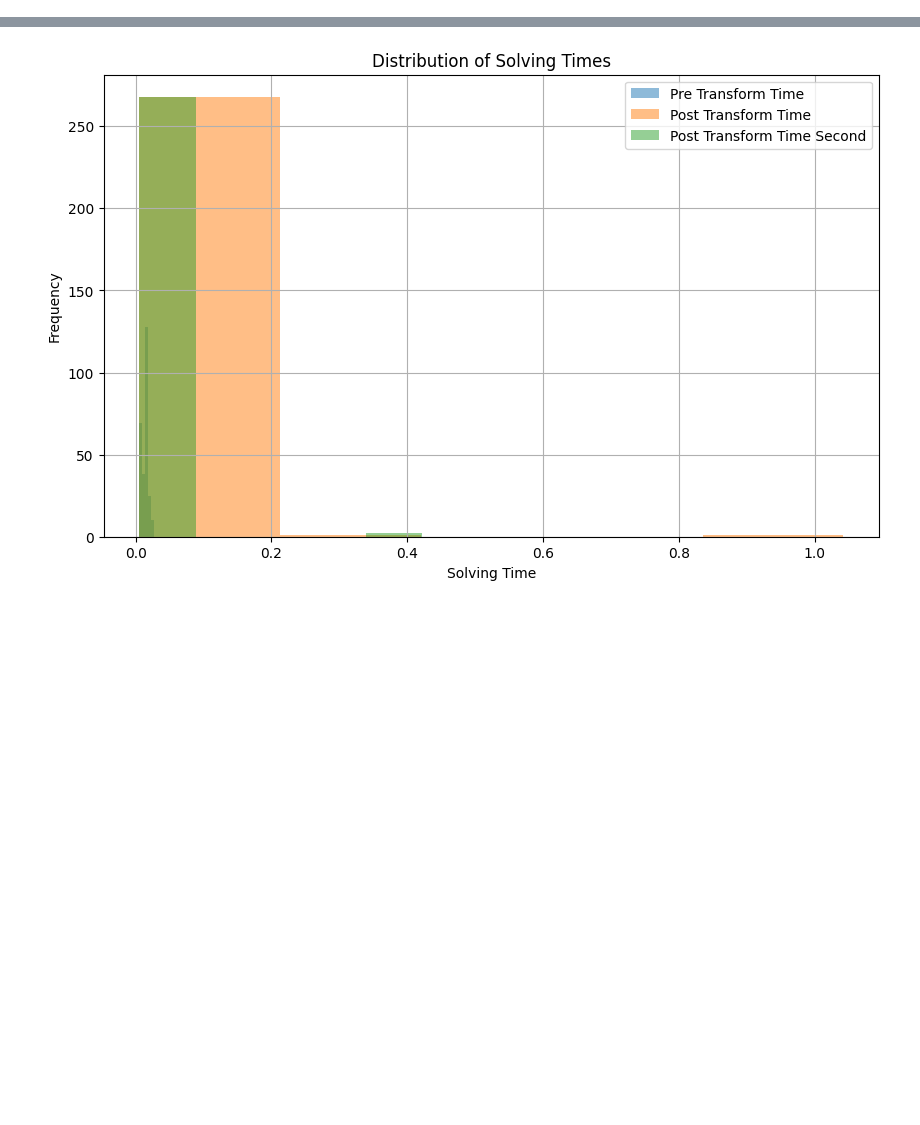
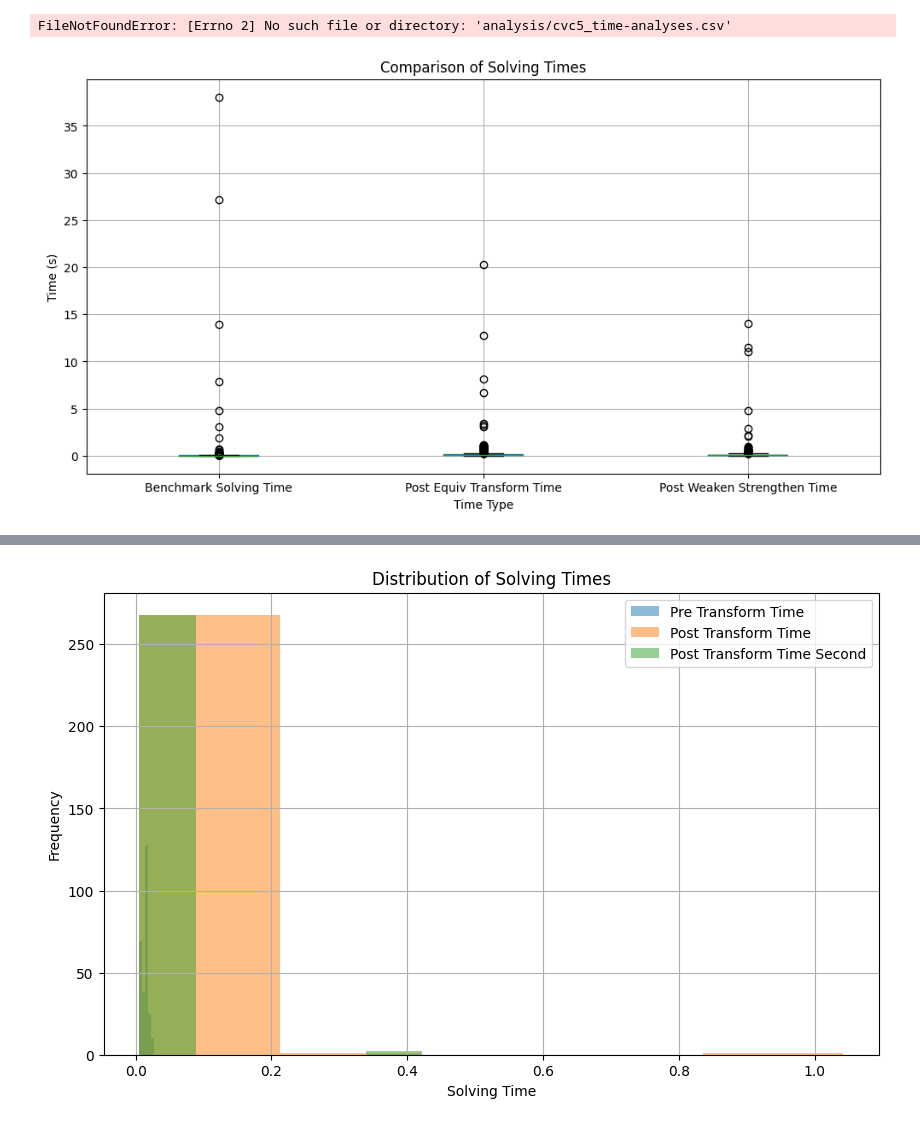
Before and after one commit to toooadi/AST_SMT_project, a Jupyter notebook: data_exploration.ipynb, the cells around one changed output, grey strips where cells are left out. Cells and saved outputs as stored; diff of their text form; code cells hidden in the pictures; blank space fills up the shorter version.

```diff
--- a/data_exploration.ipynb
+++ b/data_exploration.ipynb
@@ -51,3 +237,53 @@ merged_df.to_csv('merged_data.csv', index=False)
+# %%
+
+file_path = "analysis/cvc5_time-analyses.csv"  # Update this with the path to your CSV file
+df = pd.read_csv(file_path)
+
+# Rename the columns
+df.rename(columns={df.columns[1]: 'post_equiv_transform_sat', df.columns[2]: 'post_weaken_strenghten_sat'}, inplace=True)
+
+# Save the modified CSV to a new file
+df.to_csv("z3_time-analyses_fin.csv", index=False)
+
+print("Columns renamed and file saved successfully!")
+# %% [output]
+FileNotFoundError: [Errno 2] No such file or directory: 'analysis/cvc5_time-analyses.csv'
+# %%
+import numpy as np
+
+
+file_path = "analysis/cvc5_time-analyses_fin.csv"  # Update this with the path to your CSV file
+df = pd.read_csv(file_path, header=None)
+
+
+benchmark_solving_time = pd.to_numeric(df[df.columns[3]], errors='coerce')
+post_equiv_transform_time = pd.to_numeric(df[df.columns[4]], errors='coerce')
+post_weaken_strenghten_time = pd.to_numeric(df[df.columns[5]], errors='coerce')
+
+# Combine the data into a single DataFrame for plotting
+data = {
+    'Benchmark Solving Time': benchmark_solving_time,
+    'Post Equiv Transform Time': post_equiv_transform_time,
+    'Post Weaken Strengthen Time': post_weaken_strenghten_time
+}
+df_plot = pd.DataFrame(data)
+
+# Drop any rows with NaN values (which result from non-numeric conversion)
+df_plot.dropna(inplace=True)
+
+# Create the box plot
+plt.figure(figsize=(12, 6))
+df_plot.boxplot()
+
+plt.xlabel('Time Type')
+plt.ylabel('Time (s)')
+plt.title('Comparison of Solving Times')
+plt.grid(True)
+
+# Show the plot
+plt.show()
+# %% [output]
+[figure, added]
 # %%
 plt.figure(figsize=(10, 6))
 
```
Also changed, not shown: parts of 7 cells of this notebook, 32 other files.
